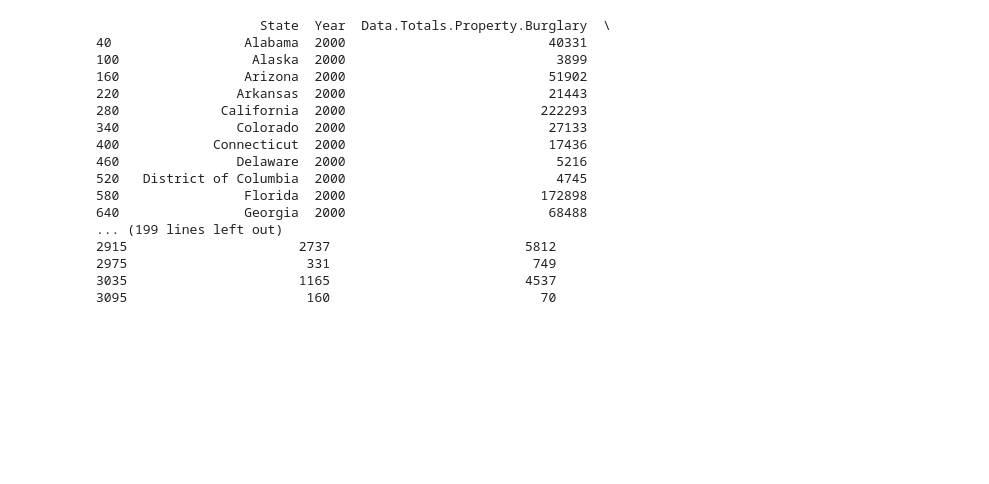
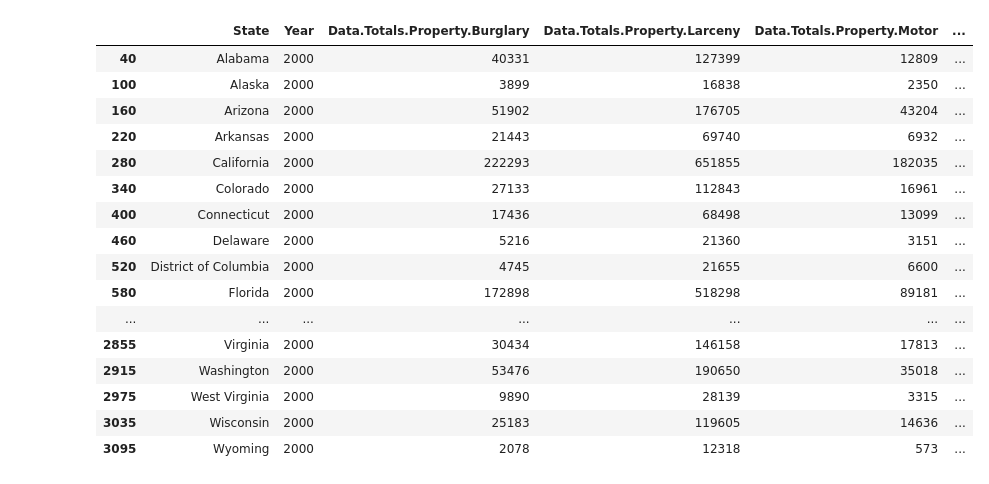
Before and after one commit to dfolland51020/cs130-project, a Jupyter notebook: analysis.ipynb, the cells around one changed output. Cells and saved outputs as stored; diff of their text form; code cells hidden in the pictures; blank space fills up the shorter version.

```diff
--- a/analysis.ipynb
+++ b/analysis.ipynb
@@ -40,21 +26,39 @@ state_crime.loc[(state_crime['Year'] == 2000)]
 # %%
-needed_columns = state_crime.loc[(state_crime['Year'] == 2000), ['State', 'Year', 'Data.Totals.Property.Burglary', 'Data.Totals.Property.Larceny', 'Data.Totals.Property.Motor', 'Data.Totals.Violent.Assault', 'Data.Totals.Violent.Murder', 'Data.Totals.Violent.Rape', 'Data.Totals.Violent.Robbery']]
-print(needed_columns)
+import pandas as pd
+import numpy as np #library
+state_crime = pd.read_csv('state_crime.csv')
+#only using the columns that I am comparing in my question
+columns_needed = [
+    'Data.Totals.Property.Burglary',
+    'Data.Totals.Property.Larceny',
+    'Data.Totals.Property.Motor',
+    'Data.Totals.Violent.Assault',
+    'Data.Totals.Violent.Murder',
+    'Data.Totals.Violent.Rape',
+    'Data.Totals.Violent.Robbery'
+]
+#locating the states that are only in the year 2000 and only finding them in the columns_needed (.loc)
+state_crime_2000 = state_crime.loc[
+    state_crime['Year'] == 2000,
+    ['State'] + ['Year'] + columns_needed
+]
+#printing the state, year, and the columns needed
+state_crime_2000
 # %% [output]
-                     State  Year  Data.Totals.Property.Burglary  \
-40                 Alabama  2000                          40331
-100                 Alaska  2000                           3899
-160                Arizona  2000                          51902
-220               Arkansas  2000                          21443
-280             California  2000                         222293
-340               Colorado  2000                          27133
-400            Connecticut  2000                          17436
-460               Delaware  2000                           5216
-520   District of Columbia  2000                           4745
-580                Florida  2000                         172898
-640                Georgia  2000                          68488
-... (199 lines left out)
-2915                      2737                         5812
-2975                       331                          749
-3035                      1165                         4537
-3095                       160                           70
+|  | State | Year | Data.Totals.Property.Burglary | Data.Totals.Property.Larceny | Data.Totals.Property.Motor | ... |
+| 40 | Alabama | 2000 | 40331 | 127399 | 12809 | ... |
+| 100 | Alaska | 2000 | 3899 | 16838 | 2350 | ... |
+| 160 | Arizona | 2000 | 51902 | 176705 | 43204 | ... |
+| 220 | Arkansas | 2000 | 21443 | 69740 | 6932 | ... |
+| 280 | California | 2000 | 222293 | 651855 | 182035 | ... |
+| 340 | Colorado | 2000 | 27133 | 112843 | 16961 | ... |
+| 400 | Connecticut | 2000 | 17436 | 68498 | 13099 | ... |
+| 460 | Delaware | 2000 | 5216 | 21360 | 3151 | ... |
+| 520 | District of Columbia | 2000 | 4745 | 21655 | 6600 | ... |
+| 580 | Florida | 2000 | 172898 | 518298 | 89181 | ... |
+| ... | ... | ... | ... | ... | ... | ... |
+| 2855 | Virginia | 2000 | 30434 | 146158 | 17813 | ... |
+| 2915 | Washington | 2000 | 53476 | 190650 | 35018 | ... |
+| 2975 | West Virginia | 2000 | 9890 | 28139 | 3315 | ... |
+| 3035 | Wisconsin | 2000 | 25183 | 119605 | 14636 | ... |
+| 3095 | Wyoming | 2000 | 2078 | 12318 | 573 | ... |
```
Also changed, not shown: parts of 5 cells of this notebook.
